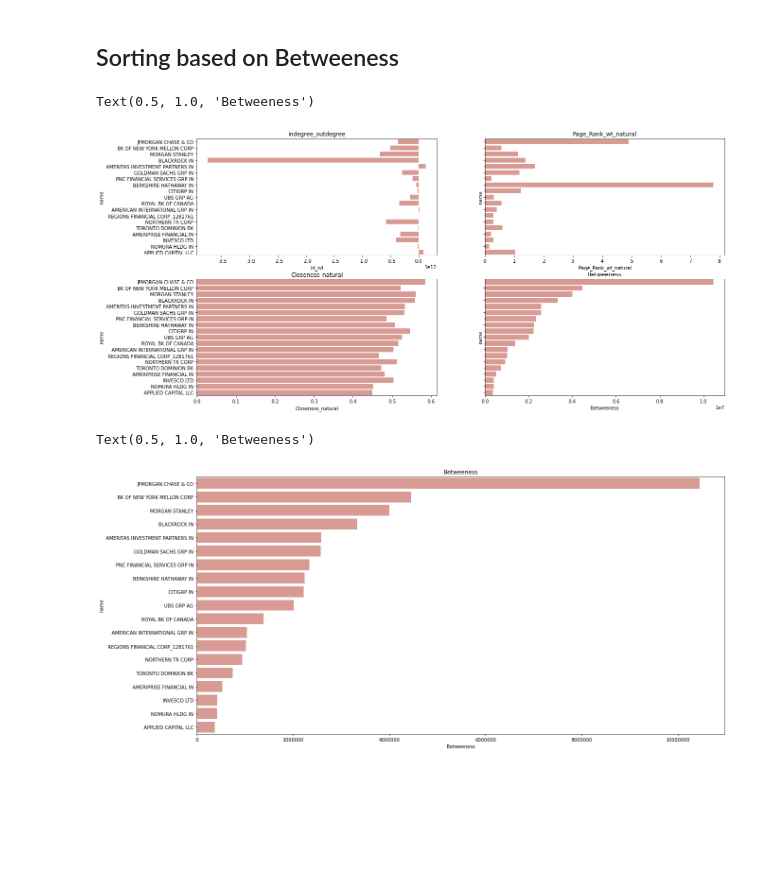
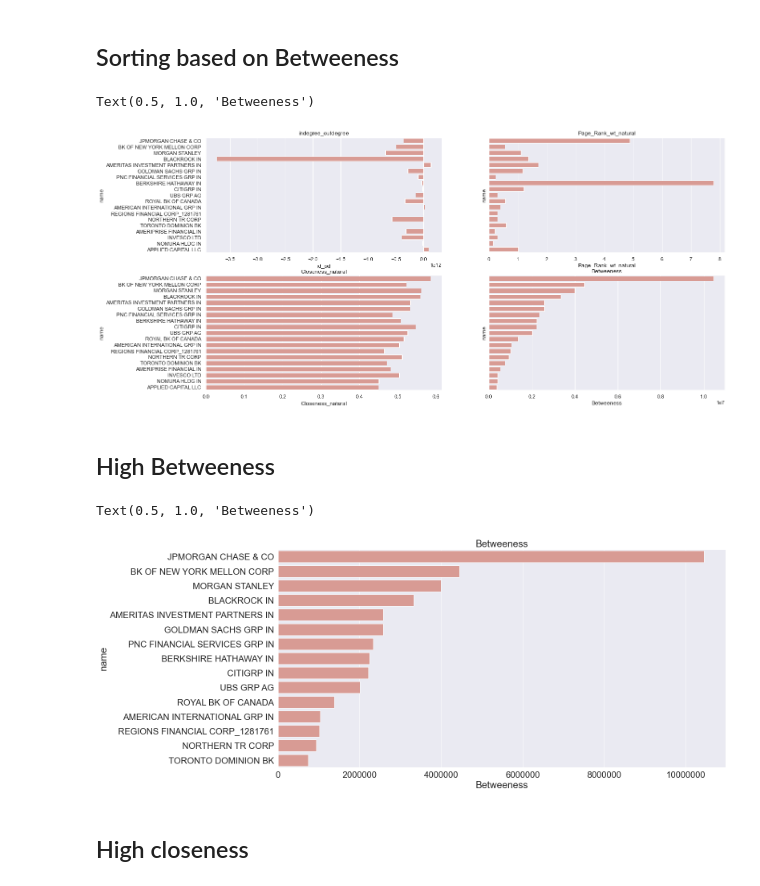
Before and after one commit to prerna0708/Thesis, a Jupyter notebook: Master_Thesis/Step 4.3 Finding influential nodes_wo_options.ipynb, the cells around one changed output. Cells and saved outputs as stored; diff of their text form; code cells hidden in the pictures; blank space fills up the shorter version.

```diff
--- a/Master_Thesis/Step 4.3 Finding influential nodes_wo_options.ipynb
+++ b/Master_Thesis/Step 4.3 Finding influential nodes_wo_options.ipynb
@@ -48,8 +48,8 @@ Text(0.5, 1.0, 'Betweeness')
 # %%
 Centrality=Centrality.sort_values(by=['Page_Rank_wt_natural'], ascending=False).reset_index(drop=True)
 df=Centrality.iloc[0:19]
-fig, axes = plt.subplots(2, 2, figsize=(20, 10),  sharey=True)
-
+fig, axes = plt.subplots(2, 2, figsize=(30, 20),  sharey=True)
+sns.set(font_scale = 1.5)
 sns.barplot(ax=axes[0,0], x="id_od", y="name", data=df,
                  color="salmon", saturation=.5)
 axes[0,0].set_title('indegree_outdegree')
@@ -74,7 +74,7 @@ Text(0.5, 1.0, 'Betweeness')
 Centrality=Centrality.sort_values(by=['Betweeness'], ascending=False).reset_index(drop=True)
 df=Centrality.iloc[0:19]
 fig, axes = plt.subplots(2, 2, figsize=(20, 10),  sharey=True)
-
+sns.set(font_scale = 1)
 sns.barplot(ax=axes[0,0], x="id_od", y="name", data=df,
                  color="salmon", saturation=.5)
 axes[0,0].set_title('indegree_outdegree')
@@ -92,14 +92,19 @@ sns.barplot(ax=axes[1,1], x="Betweeness", y="name", data=df,
 axes[1,1].set_title('Betweeness')
 # %% [output]
 Text(0.5, 1.0, 'Betweeness')
-[figure, old version]
+[figure, new version]
+# %% [markdown]
+## High Betweeness
 # %%
 Centrality=Centrality.sort_values(by=['Betweeness'], ascending=False).reset_index(drop=True)
-df=Centrality.iloc[0:19]
+sns.set(font_scale = 2)
+df=Centrality.iloc[0:15]
 fig, axes = plt.subplots(1, 1, figsize=(20, 10),  sharey=True)
 axes.get_xaxis().get_major_formatter().set_scientific(False)
 sns.barplot( x="Betweeness", y="name", data=df,
                  color="salmon", saturation=.5).set_title('Betweeness')
 # %% [output]
 Text(0.5, 1.0, 'Betweeness')
-[figure, old version]
+[figure, new version]
+# %% [markdown]
+## High closeness
```
Also changed, not shown: parts of 9 cells of this notebook, 5 other files.
